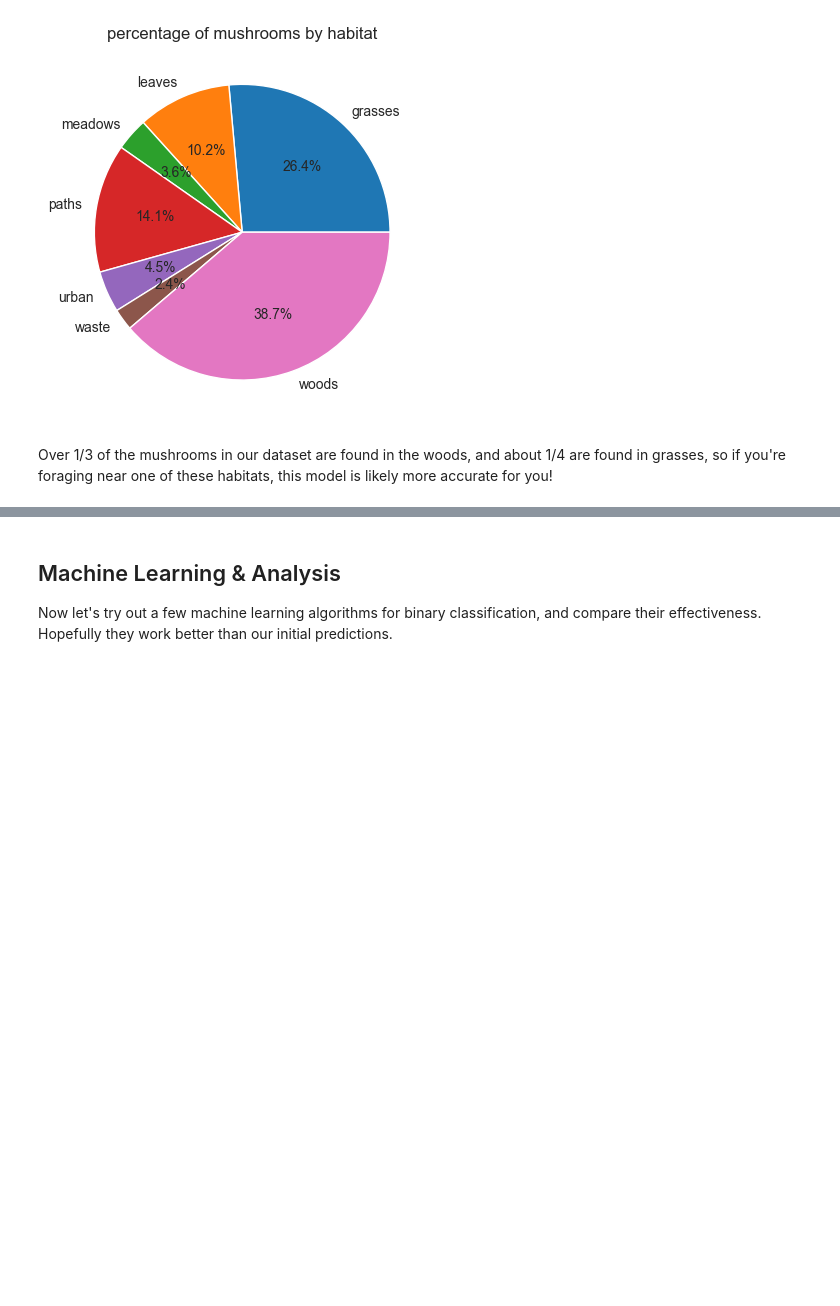
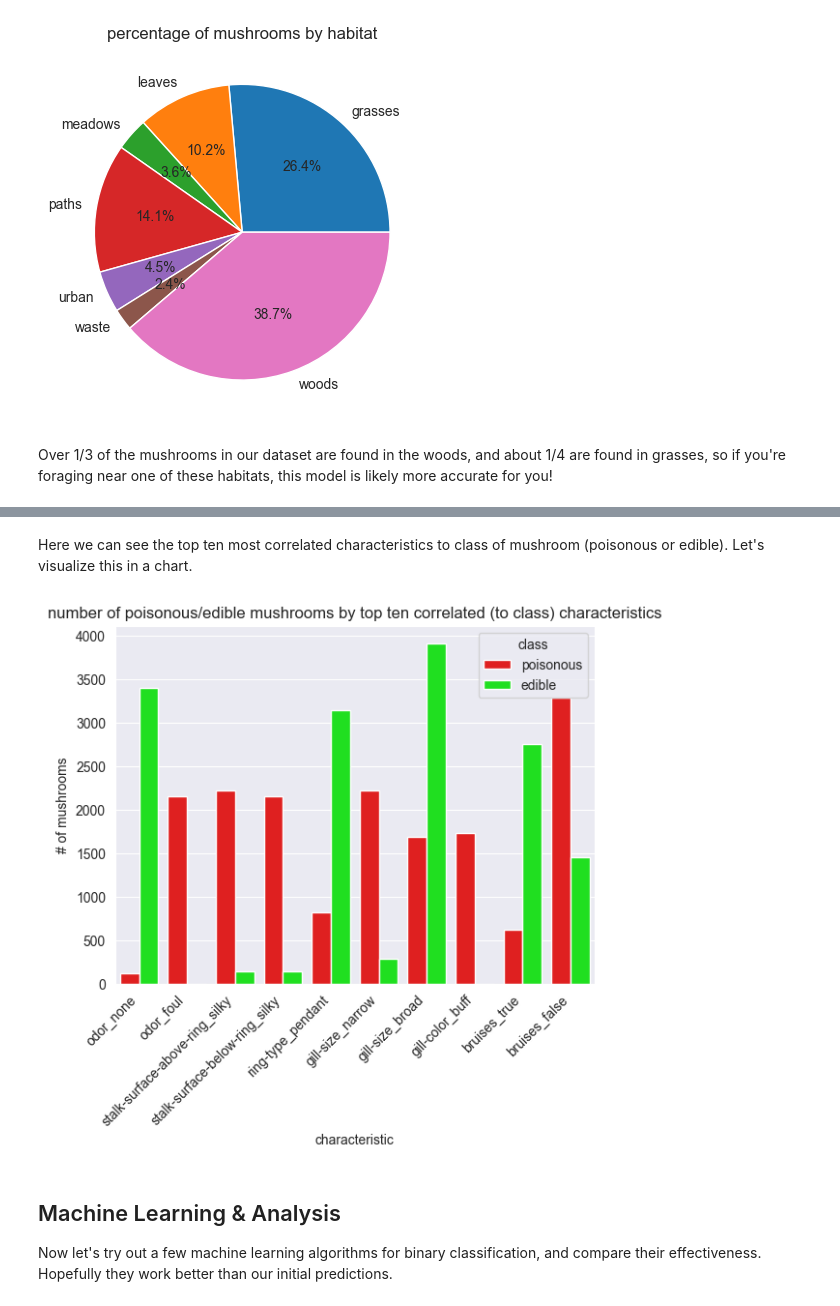
Before and after one commit to alinanikitina732/mushroom-classifier, a Jupyter notebook: finalProject/mushroomClassification.ipynb, the cells around one changed output, grey strips where cells are left out. Saved outputs shown, nothing was run; the diff lists cells and outputs as text; code cells hidden in the pictures; blank space fills up the shorter version.

```diff
--- a/finalProject/mushroomClassification.ipynb
+++ b/finalProject/mushroomClassification.ipynb
@@ -366,0 +364,29 @@ The only top characteristic of poisonous mushrooms that our data upholds is a fi
+# %%
+new_corr_matrix = df_for_vis.corr().abs();
+# upper triangle of correlation matrix
+upper_tri = np.triu(new_corr_matrix, k=1);
+# first array of correlation matrix gives us correlation to class
+correlation_to_class = upper_tri[0];
+# create list of column names
+col_names = df_for_vis.columns.values;
+# create dictionary to keep track of correlation and characteristic mappings
+characteristic_and_correlation = {};
+for idx, correlation in enumerate(correlation_to_class):
+    # don't include class correlation to itself (zeroed out)
+    if idx == 0:
+        continue;
+    # match correlation to characteristic
+    characteristic_and_correlation[correlation] = col_names[idx];
+# create dataframe to keep track of the ten most correlated characteristics to class
+top_ten = pd.DataFrame(columns=['characteristic', '(absolute) correlation to class']);
+# pull the maximum correlation value from the dictionary 10 times
+for i in range(10):
+    # get key with largest correlation
+    max_correlation = max(characteristic_and_correlation.keys());
+    # add associated trait (and that correlation to our top ten correlation dataframe
+    top_ten.loc[len(top_ten.index)] = [characteristic_and_correlation.get(max_correlation), max_correlation];
+    # delete the pairing from the correlation characteristic dictionary
+    characteristic_and_correlation.pop(max_correlation);
+top_ten.index = np.arange(1, len(top_ten) + 1);
+display(top_ten);
+%store top_ten
@@ -367,3 +406,24 @@ The only top characteristic of poisonous mushrooms that our data upholds is a fi
+# %% [markdown]
+Here we can see the top ten most correlated characteristics to class of mushroom (poisonous or edible).
+Let's visualize this in a chart.
+# %%
+%store -r
+characteristics = list(top_ten['characteristic']);
+grouped_df = pd.DataFrame(columns=['characteristic', 'class', 'number'])
+# for each characteristic
+for characteristic in characteristics:
+    # get partial dataframe with observations that have specified characteristic
+    sub_df = df_for_vis[df_for_vis[characteristic] == 1];
+    # pull number of poisonous/edible mushrooms into dataframe
+    grouped_df.loc[len(grouped_df.index)] = [characteristic, 'poisonous', len(sub_df[sub_df['class'] == 1])];
+    grouped_df.loc[len(grouped_df.index)] = [characteristic, 'edible', len(sub_df[sub_df['class'] == 0])]
+sns.barplot(x='characteristic', y='number', hue='class', data=grouped_df, palette=['#FF0000','#00FF00']);
+plt.xticks(rotation=45, ha="right");
+plt.ylabel('# of mushrooms');
+plt.title('number of poisonous/edible mushrooms by top ten correlated (to class) characteristics');
+plt.show();
+# %% [output]
+[figure, added]
 # %% [markdown]
 ## Machine Learning & Analysis
 Now let's try out a few machine learning algorithms for binary classification, and compare their effectiveness. Hopefully they work better than our initial predictions.
```
Also changed, not shown: parts of 7 cells of this notebook, 1 other file.
